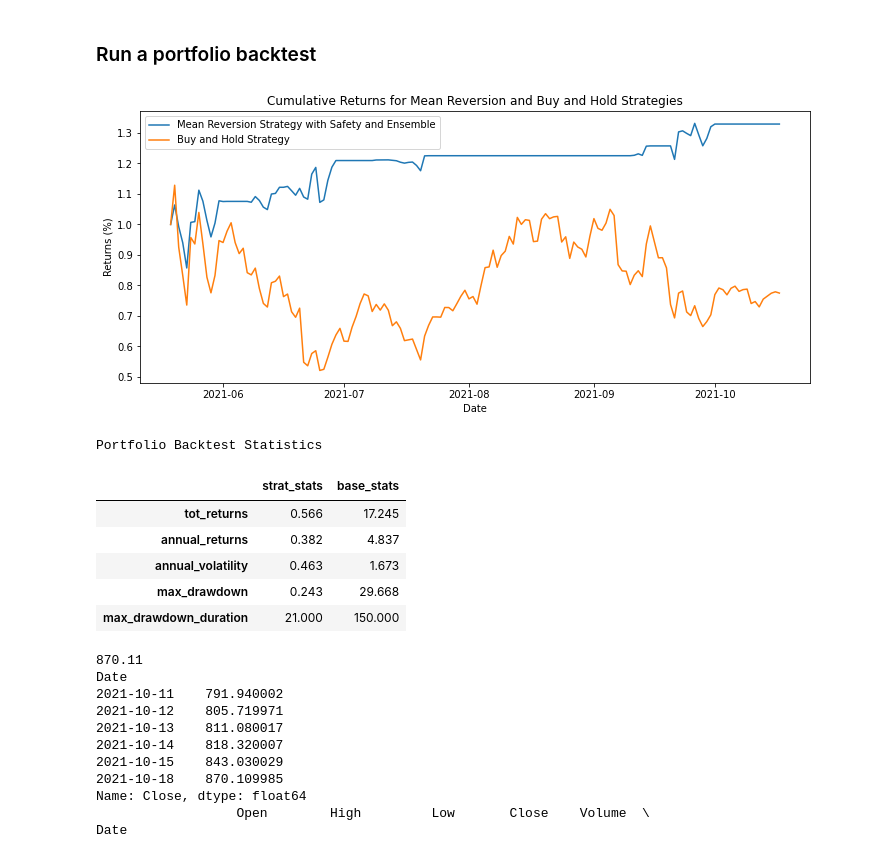
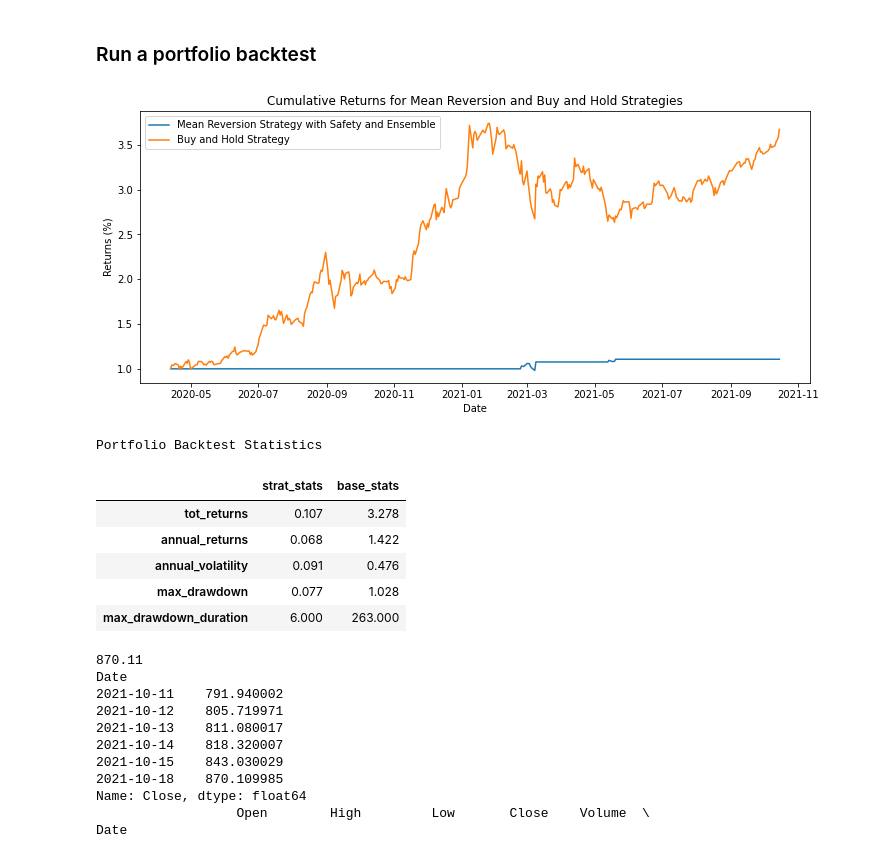
Before and after one commit to nlefrancois6/Investing-Strategy, a Jupyter notebook: MRT Clean.ipynb, the cells around one changed output. Cells and saved outputs as stored; diff of their text form; code cells hidden in the pictures.

```diff
--- a/MRT Clean.ipynb
+++ b/MRT Clean.ipynb
@@ -108,41 +96,41 @@ decisions
 ### Run a portfolio backtest
 # %%
 #List of stocks we want to consider in our portfolio
-tickers = ['AAVE-CAD','BAL-CAD','BAT-CAD','BCH-CAD','BTC-CAD','COMP-CAD','CRV-CAD','DOGE-CAD','ETH-CAD','FIL-CAD','KNC-CAD','LINK-CAD','LTC-CAD','MANA-CAD','MATIC-CAD','MKR-CAD','SNX-CAD','SUSHI-CAD','UMA-CAD','UNI3-CAD','YFI-CAD','ZRX-CAD']
+#tickers = ['AAVE-CAD','BAL-CAD','BAT-CAD','BCH-CAD','BTC-CAD','COMP-CAD','CRV-CAD','DOGE-CAD','ETH-CAD','FIL-CAD','KNC-CAD','LINK-CAD','LTC-CAD','MANA-CAD','MATIC-CAD','MKR-CAD','SNX-CAD','SUSHI-CAD','UMA-CAD','UNI3-CAD','YFI-CAD','ZRX-CAD']
 #tickers = ['TSLA','AAPL','TD','AMZN','SHOP','MSFT','RY','BNS','NVDA','CNR','BMO','FTS','ARKK','NFLX','FB','BCE','VOO','DOL','SQ','KO','GOOGL','WMT']
 #tickers = ['SNP','GOOGL','AAPL','TD','AMZN','BMO','CNR','NVDA','ARKK','NFLX','FB','VOO','GOOGL','WMT']
 #tickers = ['BAL-CAD','BAT-CAD','BCH-CAD','BTC-CAD','COMP-CAD']
-#tickers = ['SNP','TSLA']
+tickers = ['SNP','TSLA']
 verbose = False
 
 start_date = '2020-05-01'
 end_date = '2021-10-17'
 strat='SMA_MR'
 SMA = 15
 threshold = 0.1
 safety = False
 safety_threshold = 0.15
 short_term_sma=10
 long_term_sma=30
 short_long_threshold=0.05
 
 strat_settings3 = [tickers, strat, SMA, threshold, safety, safety_threshold, short_term_sma, long_term_sma, short_long_threshold, start_date, end_date, verbose]
 #Run the backtest on the entire portfolio
 portfolio_returns, portfolio_stats = portfolioBacktest(strat_settings3)
 #Plot portfolio backtest returns
 plot_portfolio_backtest(portfolio_returns)
 #Print portfolio backtest statistics
 print('Portfolio Backtest Statistics')
 round(portfolio_stats,3)
 # %% [output]
-[figure, old version]
+[figure, new version]
 Portfolio Backtest Statistics
 |  | strat_stats | base_stats |
-| tot_returns | 0.566 | 17.245 |
-| annual_returns | 0.382 | 4.837 |
-| annual_volatility | 0.463 | 1.673 |
-| max_drawdown | 0.243 | 29.668 |
-| max_drawdown_duration | 21.000 | 150.000 |
+| tot_returns | 0.107 | 3.278 |
+| annual_returns | 0.068 | 1.422 |
+| annual_volatility | 0.091 | 0.476 |
+| max_drawdown | 0.077 | 1.028 |
+| max_drawdown_duration | 6.000 | 263.000 |
 # %%
 start_date = '2021-10-11'
 end_date = '2021-10-19'
```
Also changed, not shown: parts of 2 cells of this notebook, 1 other file.
